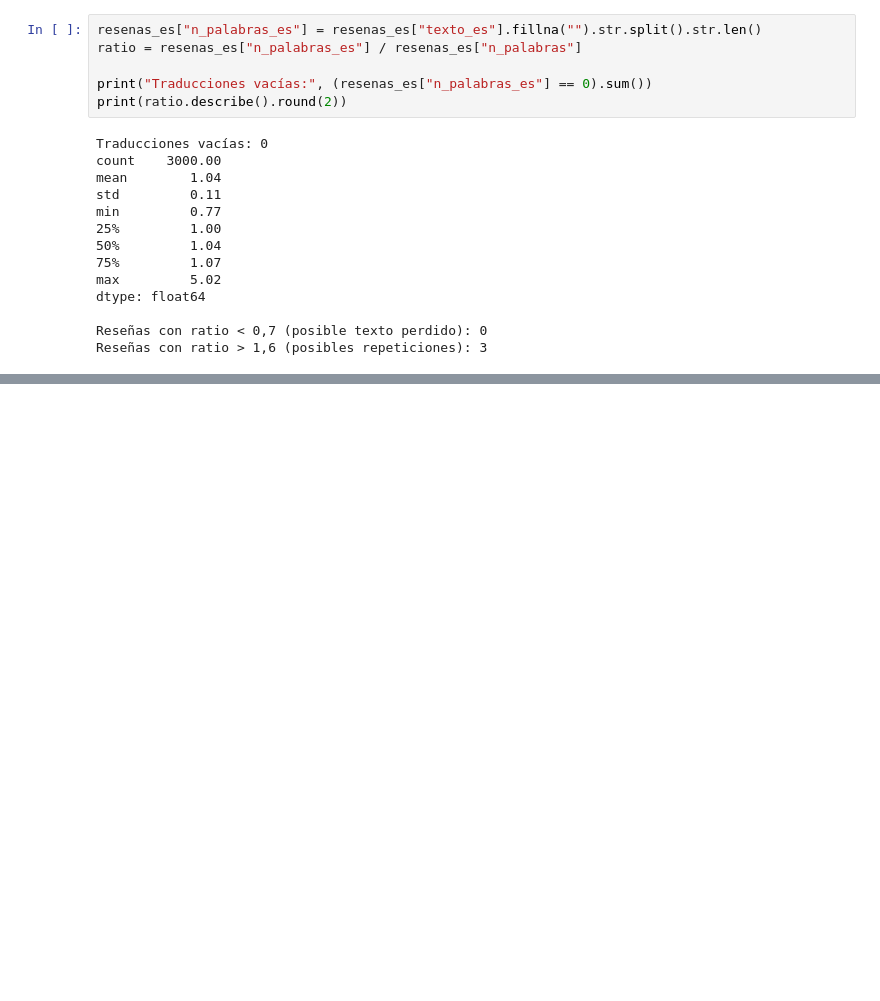
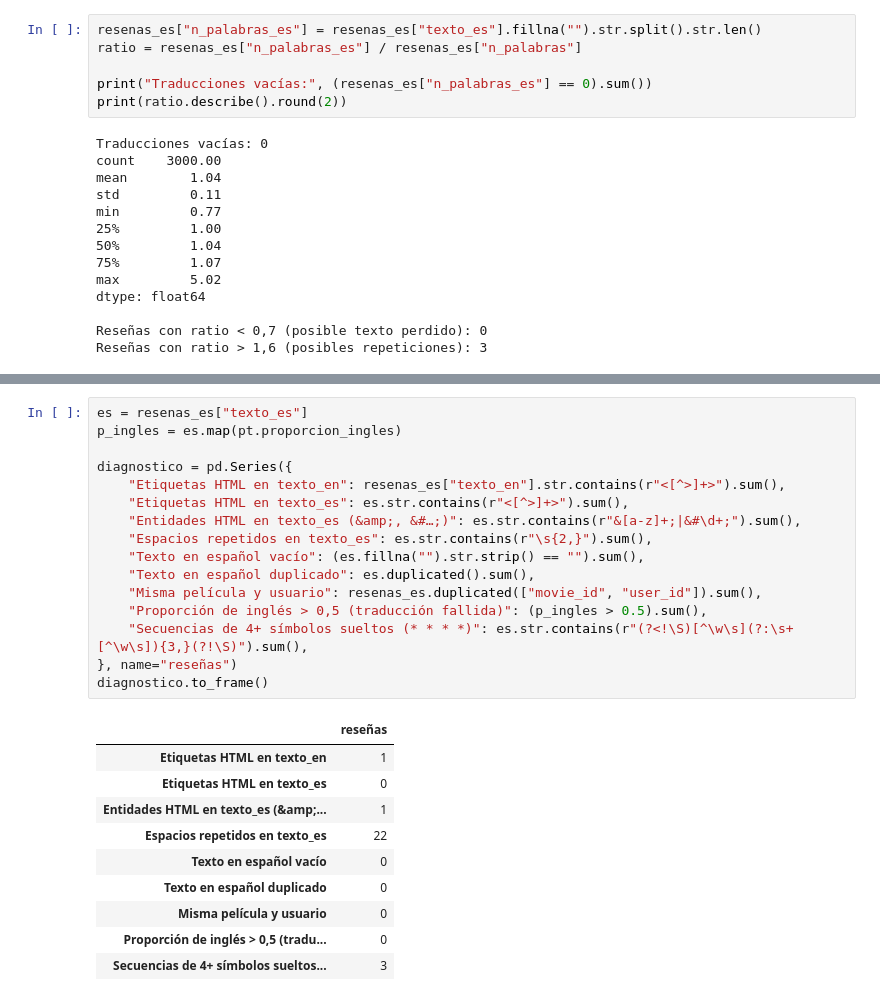
Before and after one commit to AlejandroQL23/recennas-cine, a Jupyter notebook: res_pel/notebooks/01_carga_traduccion_limpieza.ipynb, the cells around one changed output, grey strips where cells are left out. Saved outputs shown, nothing was run; the diff lists cells and outputs as text; blank space fills up the shorter version.

```diff
--- a/res_pel/notebooks/01_carga_traduccion_limpieza.ipynb
+++ b/res_pel/notebooks/01_carga_traduccion_limpieza.ipynb
@@ -238,0 +262,27 @@ Reseñas con ratio > 1,6 (posibles repeticiones): 3
+# %%
+es = resenas_es["texto_es"]
+p_ingles = es.map(pt.proporcion_ingles)
+
+diagnostico = pd.Series({
+    "Etiquetas HTML en texto_en": resenas_es["texto_en"].str.contains(r"<[^>]+>").sum(),
+    "Etiquetas HTML en texto_es": es.str.contains(r"<[^>]+>").sum(),
+    "Entidades HTML en texto_es (&amp;, &#…;)": es.str.contains(r"&[a-z]+;|&#\d+;").sum(),
+    "Espacios repetidos en texto_es": es.str.contains(r"\s{2,}").sum(),
+    "Texto en español vacío": (es.fillna("").str.strip() == "").sum(),
+    "Texto en español duplicado": es.duplicated().sum(),
+    "Misma película y usuario": resenas_es.duplicated(["movie_id", "user_id"]).sum(),
+    "Proporción de inglés > 0,5 (traducción fallida)": (p_ingles > 0.5).sum(),
+    "Secuencias de 4+ símbolos sueltos (* * * *)": es.str.contains(r"(?<!\S)[^\w\s](?:\s+[^\w\s]){3,}(?!\S)").sum(),
+}, name="reseñas")
+diagnostico.to_frame()
+# %% [output]
+|  | reseñas |
+| Etiquetas HTML en texto_en | 1 |
+| Etiquetas HTML en texto_es | 0 |
+| Entidades HTML en texto_es (&amp;... | 1 |
+| Espacios repetidos en texto_es | 22 |
+| Texto en español vacío | 0 |
+| Texto en español duplicado | 0 |
+| Misma película y usuario | 0 |
+| Proporción de inglés > 0,5 (tradu... | 0 |
+| Secuencias de 4+ símbolos sueltos... | 3 |
```
Also changed, not shown: parts of 13 cells of this notebook, 2 other files.
